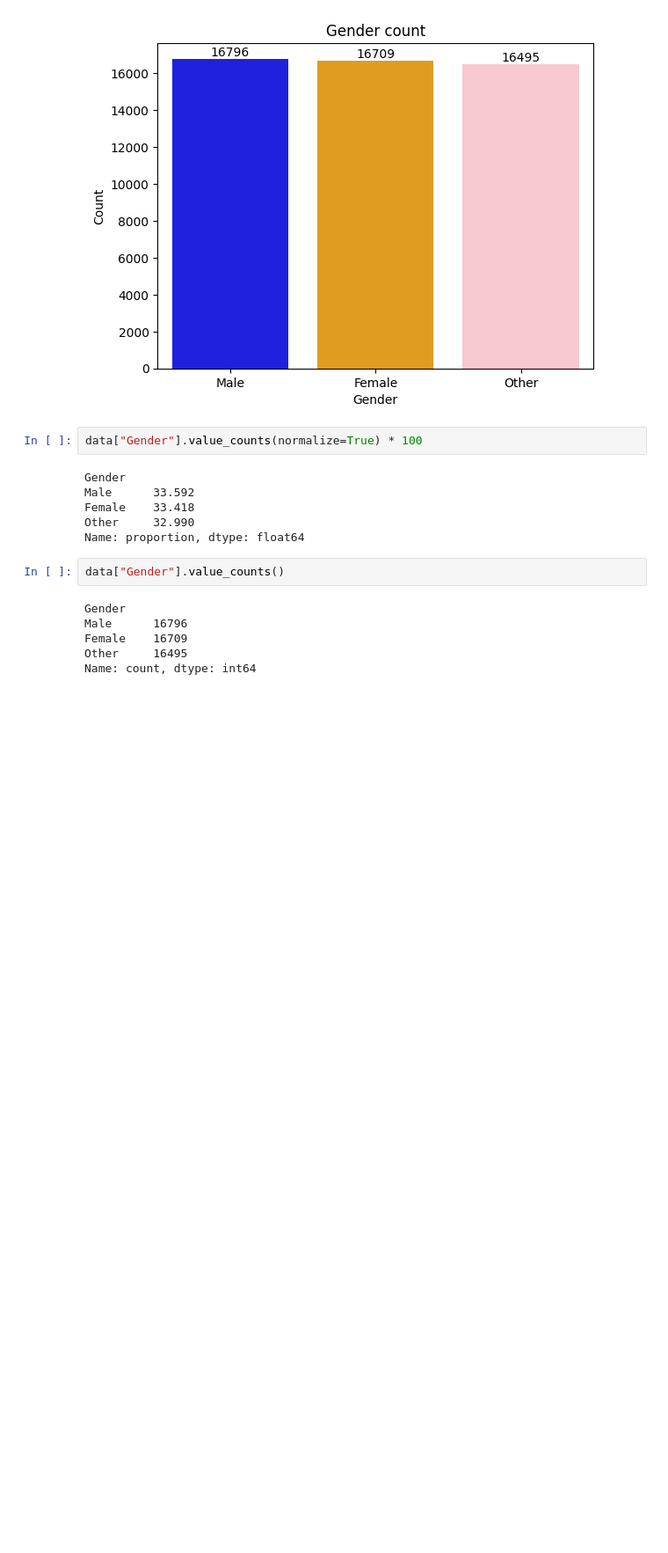
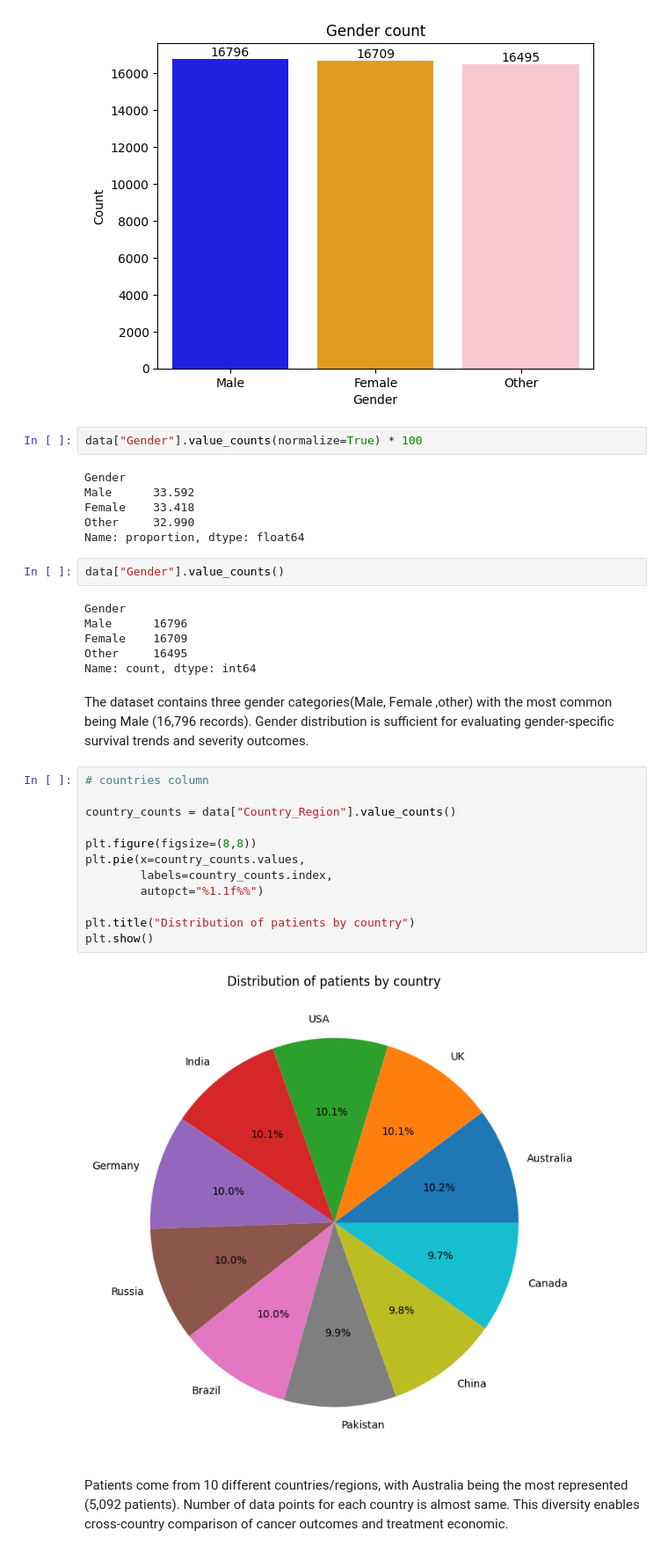
Before and after one commit to aijulhussain/EDA-project, a Jupyter notebook: EDA_ON_CANCER_DATAST.ipynb, the cells around one changed output. Shown at 88% size. Drawn from its saved outputs; the diff is of its cells as text; blank space fills up the shorter version.

```diff
--- a/EDA_ON_CANCER_DATAST.ipynb
+++ b/EDA_ON_CANCER_DATAST.ipynb
@@ -118,3 +118,23 @@ Male      16796
 Female    16709
 Other     16495
 Name: count, dtype: int64
+# %% [markdown]
+The dataset contains three gender categories(Male, Female ,other) with the most common being Male (16,796 records).
+Gender distribution is sufficient for evaluating gender-specific survival trends and severity outcomes.
+# %%
+# countries column
+
+country_counts = data["Country_Region"].value_counts()
+
+plt.figure(figsize=(8,8))
+plt.pie(x=country_counts.values,
+        labels=country_counts.index,
+        autopct="%1.1f%%")
+
+plt.title("Distribution of patients by country")
+plt.show()
+# %% [output]
+[figure, added]
+# %% [markdown]
+Patients come from 10 different countries/regions, with Australia being the most represented (5,092 patients). Number of data points for each country is almost same.
+This diversity enables cross-country comparison of cancer outcomes and treatment economic.
```
Also changed, not shown: parts of 10 cells of this notebook.
